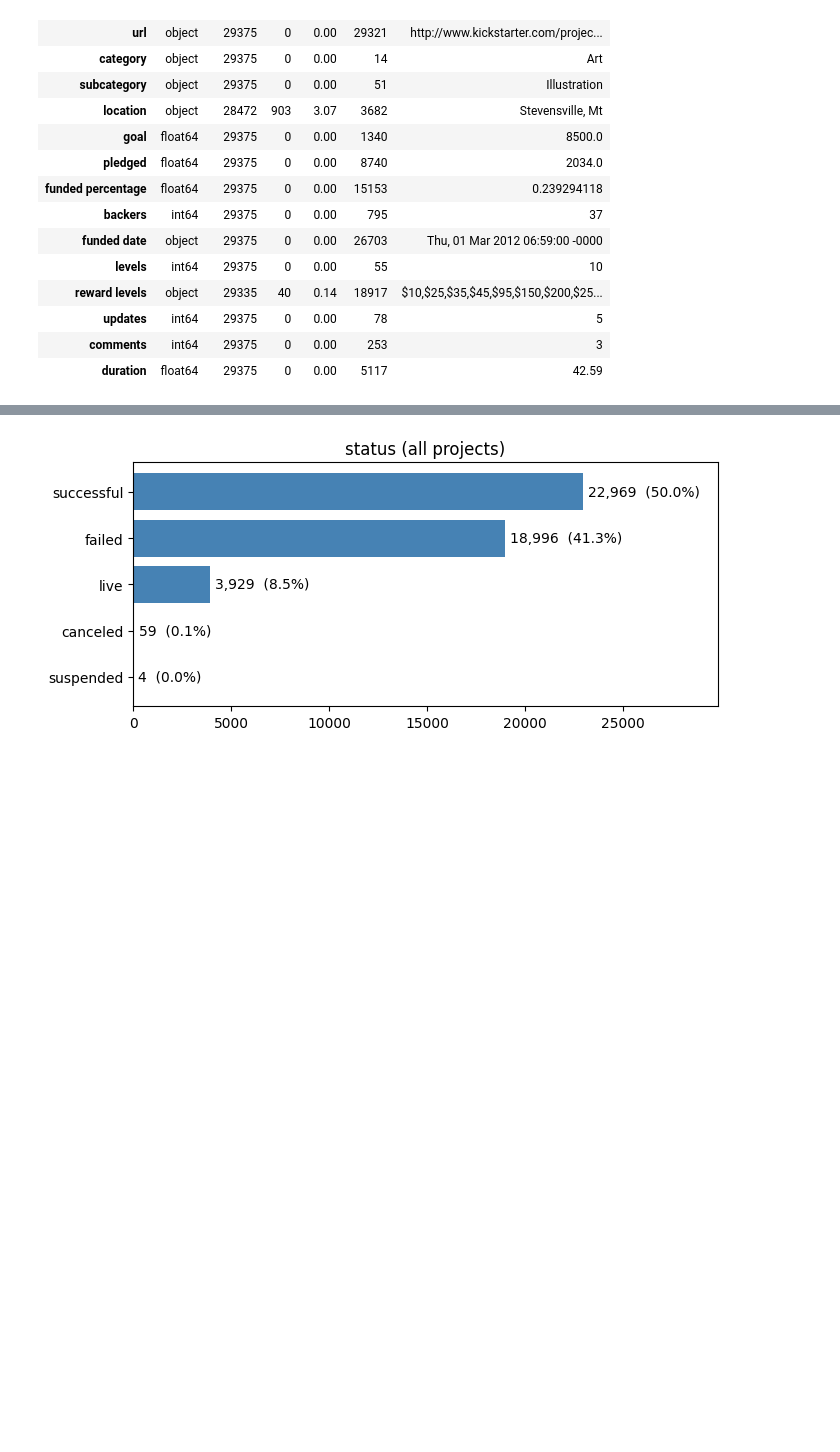
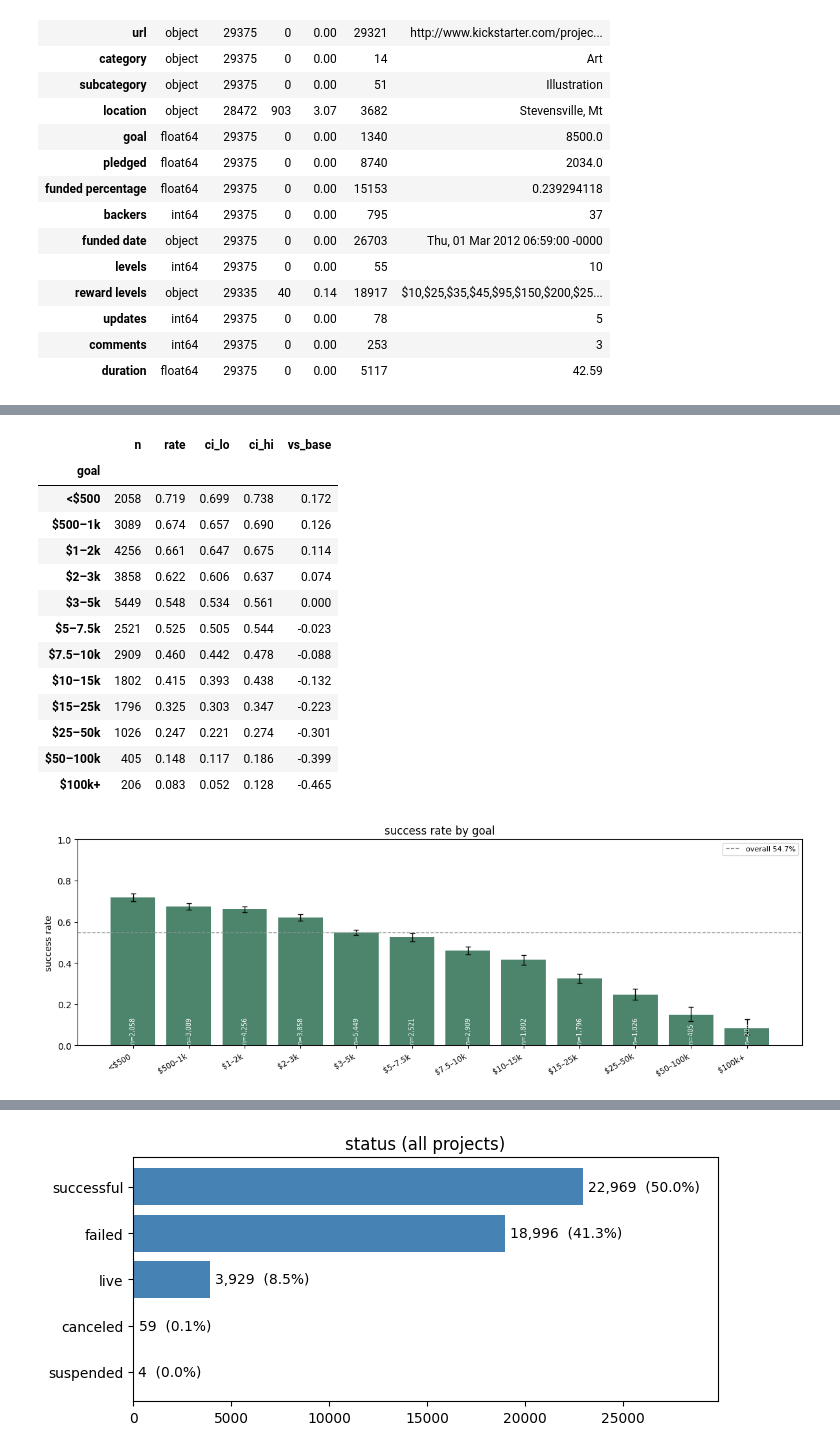
Before and after one commit to Break-Through-Tech/State-Street-1C-kickstarter-crowdfunding-recommendation-engine, a Jupyter notebook: notebooks/01_explore_data.ipynb, the cells around one changed output, grey strips where cells are left out. Cells and saved outputs as stored; diff of their text form; code cells hidden in the pictures; blank space fills up the shorter version.

```diff
--- a/notebooks/01_explore_data.ipynb
+++ b/notebooks/01_explore_data.ipynb
@@ -154,0 +110,24 @@ exactly 1.00×: 628
+# %%
+bins = [0, 500, 1000, 2000, 3000, 5000, 7500, 10000, 15000, 25000, 50000, 100000, 1e9]
+labels = ["<$500", "$500–1k", "$1–2k", "$2–3k", "$3–5k", "$5–7.5k", "$7.5–10k", "$10–15k", "$15–25k", "$25–50k", "$50–100k", "$100k+"]
+g_goal = rate_table(train_df, pd.cut(train_df["goal"], bins, labels=labels))
+fig, ax = plt.subplots(figsize=(12, 4.2))
+rate_plot(ax, g_goal, "success rate by goal", rotate=30)
+plt.tight_layout()
+g_goal[["n", "rate", "ci_lo", "ci_hi", "vs_base"]].round(3)
+# %% [output]
+|  | n | rate | ci_lo | ci_hi | vs_base |
+| goal |  |  |  |  |  |
+| <$500 | 2058 | 0.719 | 0.699 | 0.738 | 0.172 |
+| $500–1k | 3089 | 0.674 | 0.657 | 0.690 | 0.126 |
+| $1–2k | 4256 | 0.661 | 0.647 | 0.675 | 0.114 |
+| $2–3k | 3858 | 0.622 | 0.606 | 0.637 | 0.074 |
+| $3–5k | 5449 | 0.548 | 0.534 | 0.561 | 0.000 |
+| $5–7.5k | 2521 | 0.525 | 0.505 | 0.544 | -0.023 |
+| $7.5–10k | 2909 | 0.460 | 0.442 | 0.478 | -0.088 |
+| $10–15k | 1802 | 0.415 | 0.393 | 0.438 | -0.132 |
+| $15–25k | 1796 | 0.325 | 0.303 | 0.347 | -0.223 |
+| $25–50k | 1026 | 0.247 | 0.221 | 0.274 | -0.301 |
+| $50–100k | 405 | 0.148 | 0.117 | 0.186 | -0.399 |
+| $100k+ | 206 | 0.083 | 0.052 | 0.128 | -0.465 |
+[figure, added]
```
Also changed, not shown: parts of 21 cells of this notebook, 1 other file.
